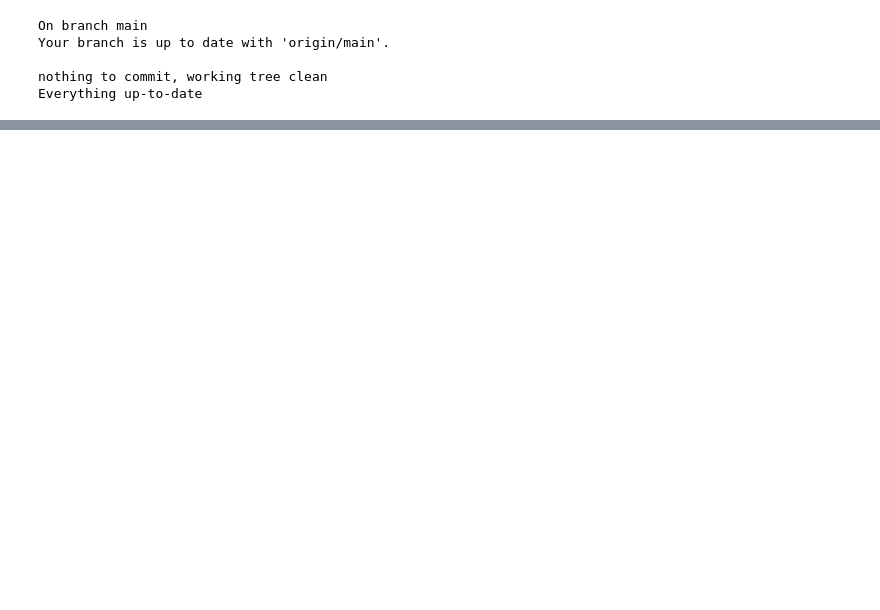
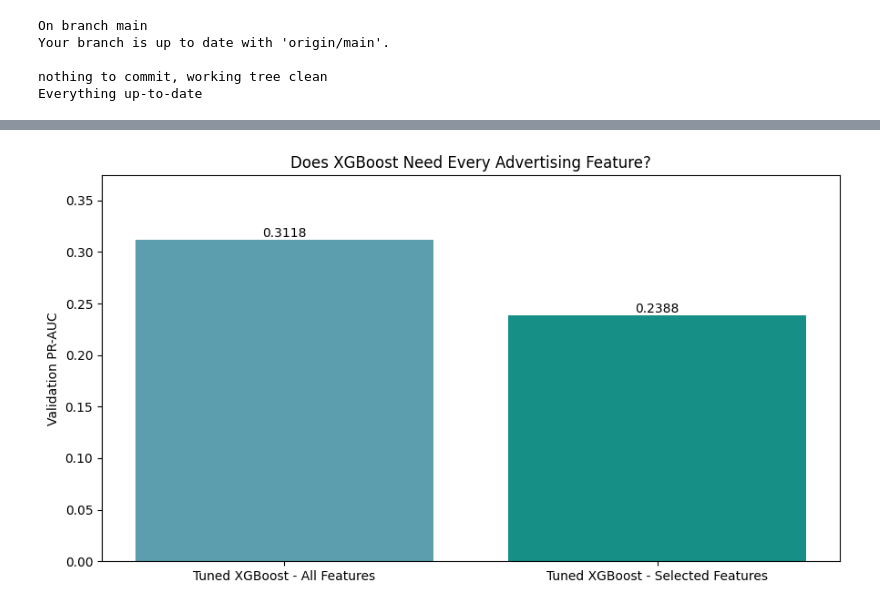
Before and after one commit to udz2002/criteo-conversion-prediction, a Jupyter notebook: notebooks/00_full_project_working.ipynb, the cells around one changed output, grey strips where cells are left out. Saved outputs shown, nothing was run; the diff lists cells and outputs as text; code cells hidden in the pictures; blank space fills up the shorter version.

```diff
--- a/notebooks/00_full_project_working.ipynb
+++ b/notebooks/00_full_project_working.ipynb
@@ -4233,0 +5382,98 @@ Everything up-to-date
+# %%
+# ------------------------------------------------------------
+# Compare full-feature and reduced-feature XGBoost
+# ------------------------------------------------------------
+
+# Reuse the best balancing approach
+X_feature_train = X_tuning_train[
+    :, selected_feature_idx
+]
+
+X_feature_val = X_val_processed[
+    :, selected_feature_idx
+]
+
+# Reuse the best tuned hyperparameters
+reduced_xgb_model = clone(
+    best_tuned_model
+)
+
+reduced_xgb_model.fit(
+    X_feature_train,
+    y_tuning_train
+)
+
+reduced_val_prob = reduced_xgb_model.predict_proba(
+    X_feature_val
+)[:, 1]
+
+reduced_pr_auc = average_precision_score(
+    y_val_exp,
+    reduced_val_prob
+)
+
+full_pr_auc = average_precision_score(
+    y_val_exp,
+    best_tuned_val_prob
+)
+
+feature_comparison_df = pd.DataFrame([
+
+    {
+        "Model": "Tuned XGBoost - All Features",
+        "Number_of_Features": X_train_processed.shape[1],
+        "Validation_PR_AUC": full_pr_auc
+    },
+
+    {
+        "Model": "Tuned XGBoost - Selected Features",
+        "Number_of_Features": len(selected_feature_idx),
+        "Validation_PR_AUC": reduced_pr_auc
+    }
+])
+
+display(
+    feature_comparison_df.round(4)
+)
+
+fig, ax = plt.subplots(figsize=(9, 5))
+
+bars = ax.bar(
+    feature_comparison_df["Model"],
+    feature_comparison_df["Validation_PR_AUC"],
+    color=["#5C9EAD", "#168F86"]
+)
+
+for bar in bars:
+
+    height = bar.get_height()
+
+    ax.text(
+        bar.get_x() + bar.get_width() / 2,
+        height,
+        f"{height:.4f}",
+        ha="center",
+        va="bottom"
+    )
+
+ax.set_title(
+    "Does XGBoost Need Every Advertising Feature?"
+)
+
+ax.set_ylabel("Validation PR-AUC")
+
+ax.set_ylim(
+    0,
+    feature_comparison_df["Validation_PR_AUC"].max() * 1.2
+)
+
+plt.tight_layout()
+
+plt.savefig(
+    EXTRA_OUTPUT_DIR / "33_feature_selection_comparison.png",
+    dpi=300,
+    bbox_inches="tight"
+)
+
+plt.show()
+# %% [output]
@@ -4233,0 +5483 @@ Everything up-to-date
+[figure, added]
```
Also changed, not shown: parts of 60 cells of this notebook, 12 other files.
